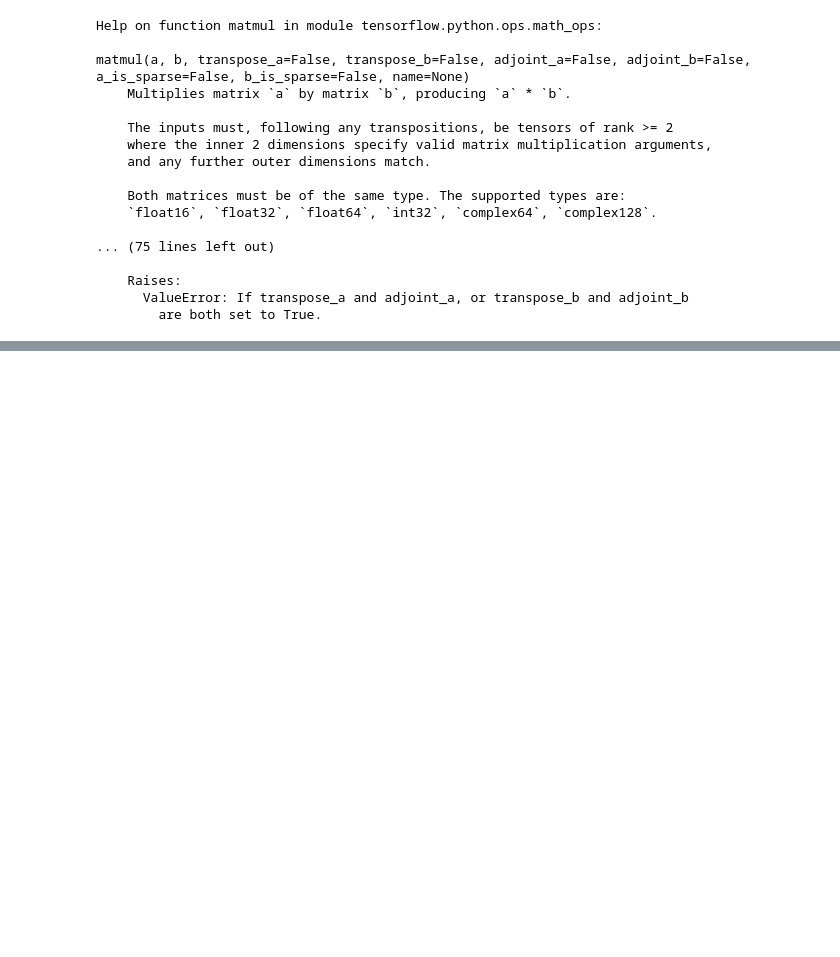
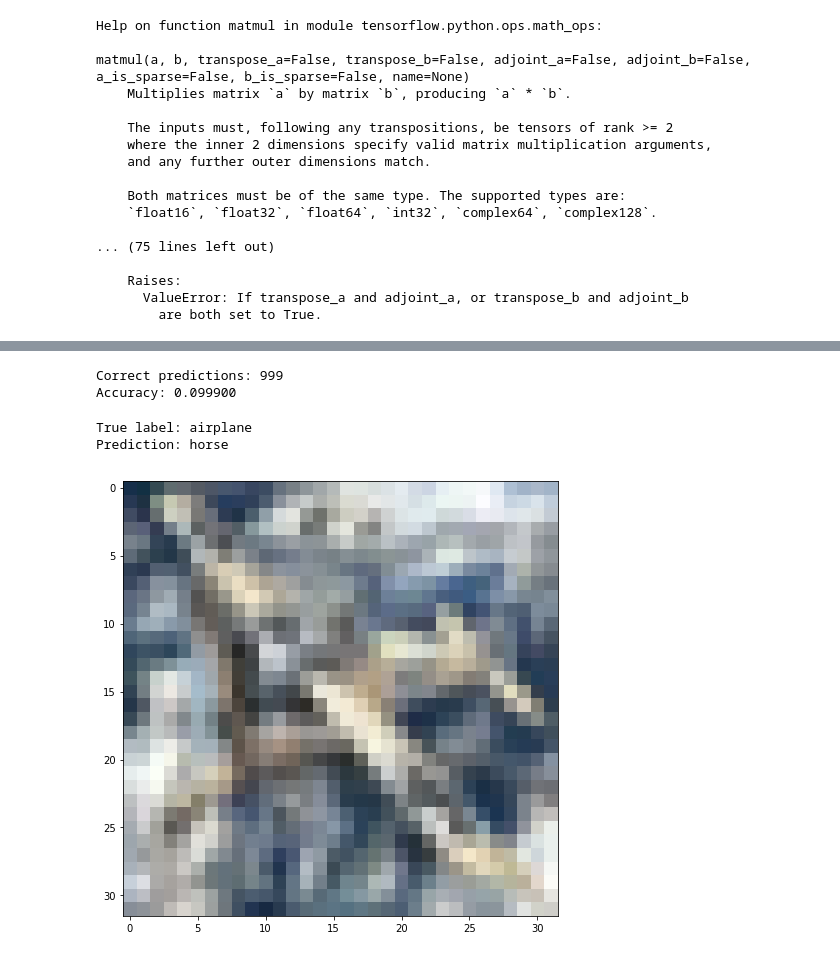
Before and after one commit to lsc1234582/CIFAR10_Classification, a Jupyter notebook: cifar10.ipynb, the cells around one changed output, grey strips where cells are left out. Drawn from its saved outputs; the diff is of its cells as text; code cells hidden in the pictures; blank space fills up the shorter version.

Commit message:
Add two layer softmax

```diff
--- a/cifar10.ipynb
+++ b/cifar10.ipynb
@@ -42,6 +42,17 @@ Training labels shape:  (50000,)
 Test data shape:  (10000, 32, 32, 3)
 Test labels shape:  (10000,)
 ['airplane', 'automobile', 'bird', 'cat', 'deer', 'dog', 'frog', 'horse', 'ship', 'truck']
+# %%
+# Subsample the data for more efficient code execution in this exercise
+num_training = 50000
+mask = list(range(num_training))
+X_train = X_train[mask]
+y_train = y_train[mask]
+
+num_test = 10000
+mask = list(range(num_test))
+X_test = X_test[mask]
+y_test = y_test[mask]
 # %%
 # Visualize some examples from the dataset.
 # We show a few examples of training images from each class.
@@ -110,3 +205,8 @@ matmul(a, b, transpose_a=False, transpose_b=False, adjoint_a=False, adjoint_b=Fa
     Raises:
       ValueError: If transpose_a and adjoint_a, or transpose_b and adjoint_b
         are both set to True.
+# %%
+from two_layer_softmax import two_layer_softmax
+X, y, keep_prob = two_layer_softmax()
+sess = tf.Session()
+sess.run(tf.global_variables_initializer())
@@ -112,0 +262,21 @@ matmul(a, b, transpose_a=False, transpose_b=False, adjoint_a=False, adjoint_b=Fa
+# %%
+out = sess.run(y, feed_dict={X: X_test.reshape(-1, 32 * 32 * 3), keep_prob:1.0})
+# %%
+predicted_labels = np.argmax(out, axis=1)
+num_correct_preds = np.sum(predicted_labels == y_test)
+print('Correct predictions: %d' % (num_correct_preds))
+print('Accuracy: %f' % (num_correct_preds / num_test))
+# %% [output]
+Correct predictions: 999
+Accuracy: 0.099900
+# %%
+predictions = sess.run(y, feed_dict={X: X_train[random_idx].reshape(-1, 32 * 32 * 3), keep_prob:1.0})
+# %%
+plt.imshow(X_train[random_idx].astype('uint8'))
+print('True label: ' + label_names[y_train[random_idx]])
+print('Prediction: ' + label_names[np.argmax(predictions)])
+plt.show()
+# %% [output]
+True label: airplane
+Prediction: horse
+[figure, added]
```
Also changed, not shown: parts of 18 cells of this notebook, 1 other file.
